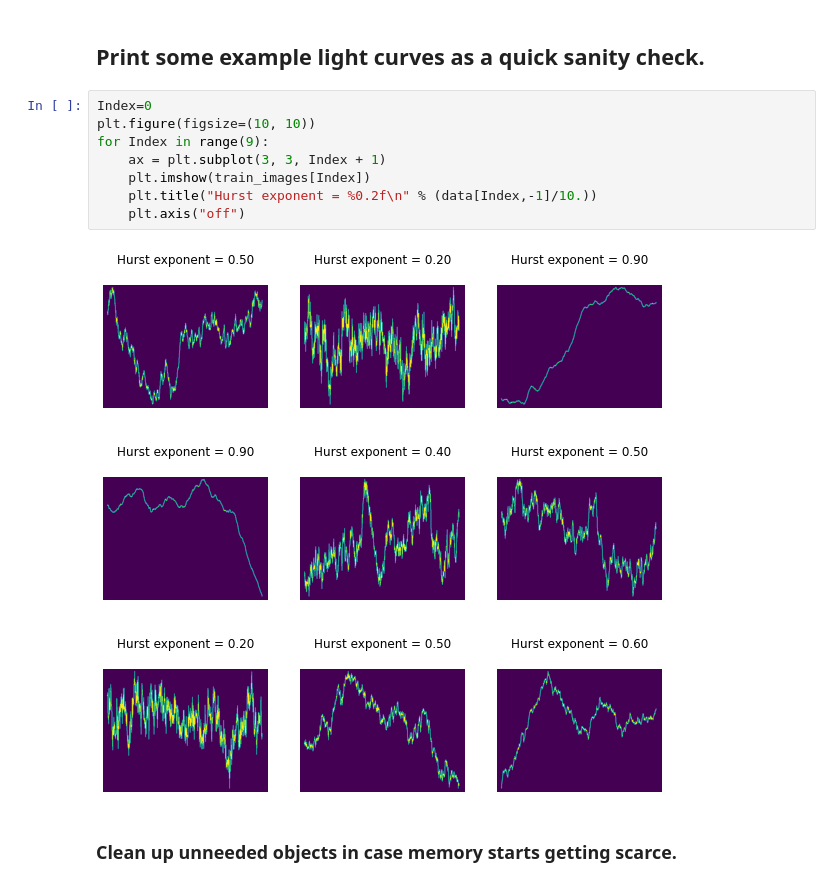
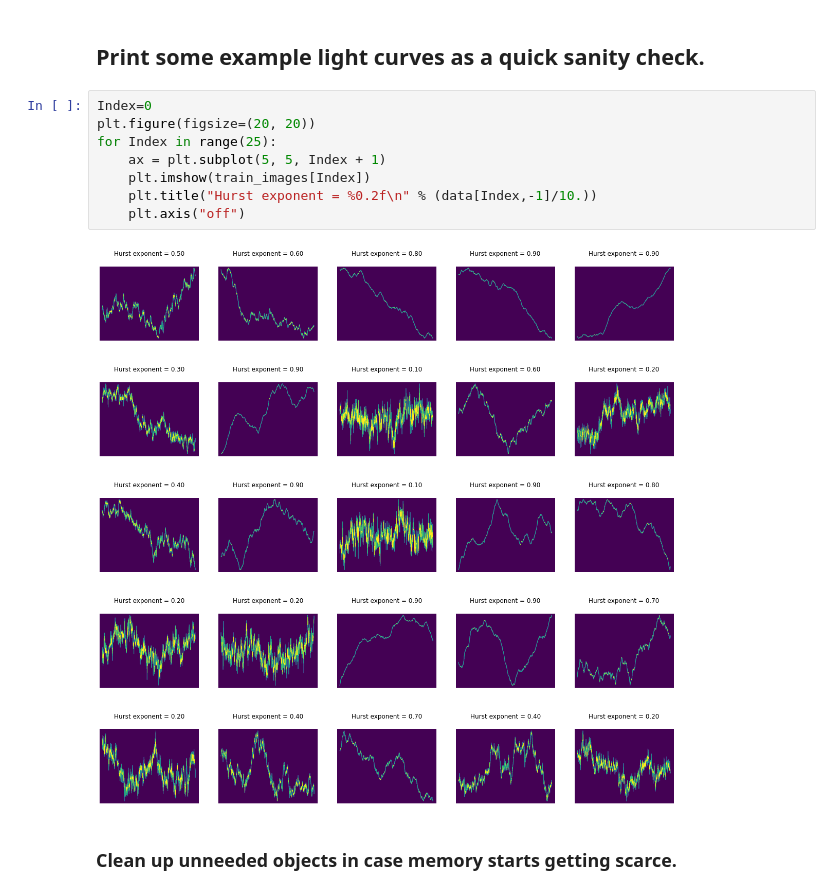
Before and after one commit to w1767/TensorFlowHurstExponent, a Jupyter notebook: TensorFlowHurstExponent.ipynb, the cells around one changed output. Saved outputs shown, nothing was run; the diff lists cells and outputs as text.

```diff
--- a/TensorFlowHurstExponent.ipynb
+++ b/TensorFlowHurstExponent.ipynb
@@ -69,14 +69,14 @@ j,k,l
 ## Print some example light curves as a quick sanity check.
 # %%
 Index=0
-plt.figure(figsize=(10, 10))
-for Index in range(9):
-    ax = plt.subplot(3, 3, Index + 1)
+plt.figure(figsize=(20, 20))
+for Index in range(25):
+    ax = plt.subplot(5, 5, Index + 1)
     plt.imshow(train_images[Index])
     plt.title("Hurst exponent = %0.2f\n" % (data[Index,-1]/10.))
     plt.axis("off")
 # %% [output]
-[figure, old version]
+[figure, new version]
 # %% [markdown]
 ### Clean up unneeded objects in case memory starts getting scarce.
 # %%
```
Also changed, not shown: parts of 1 cell of this notebook.
